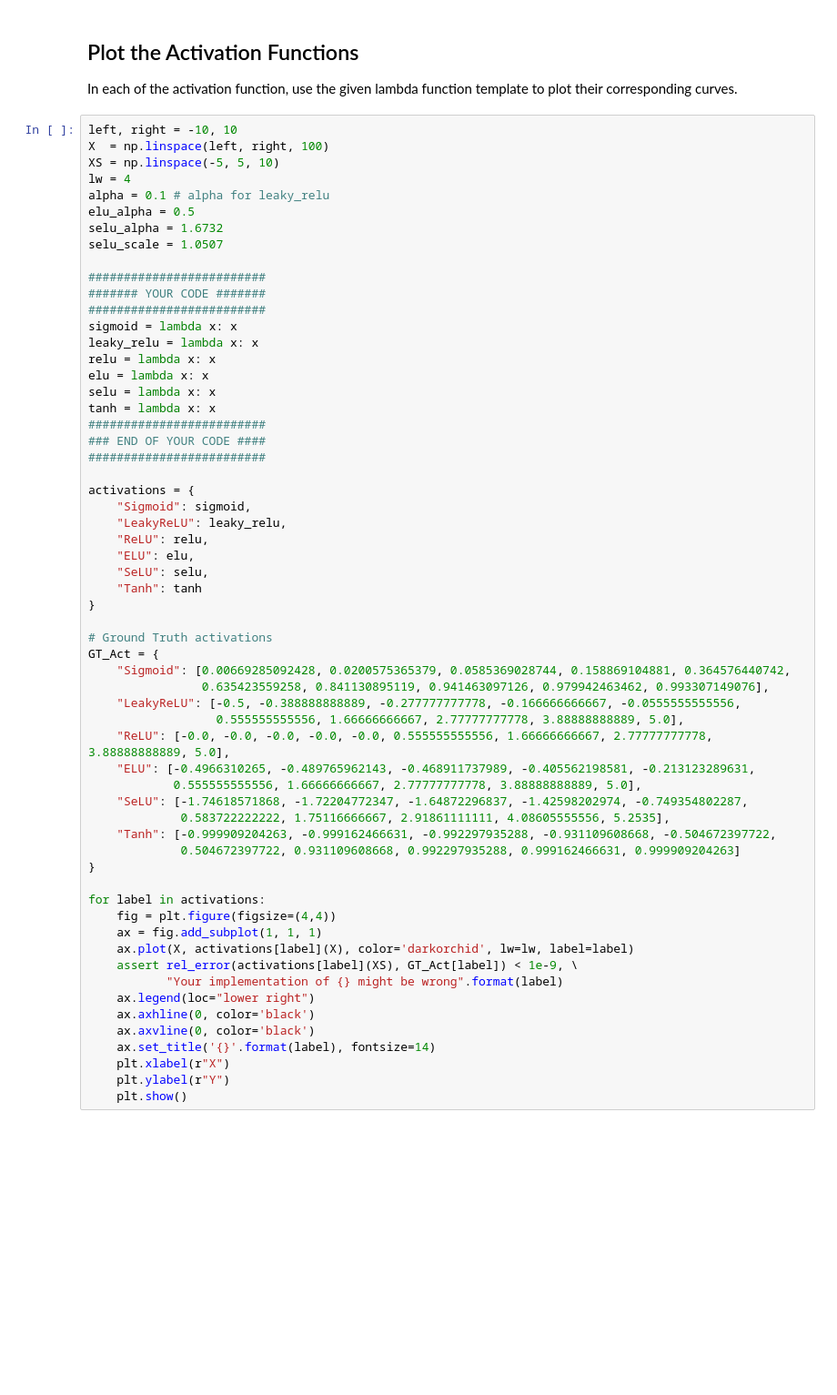
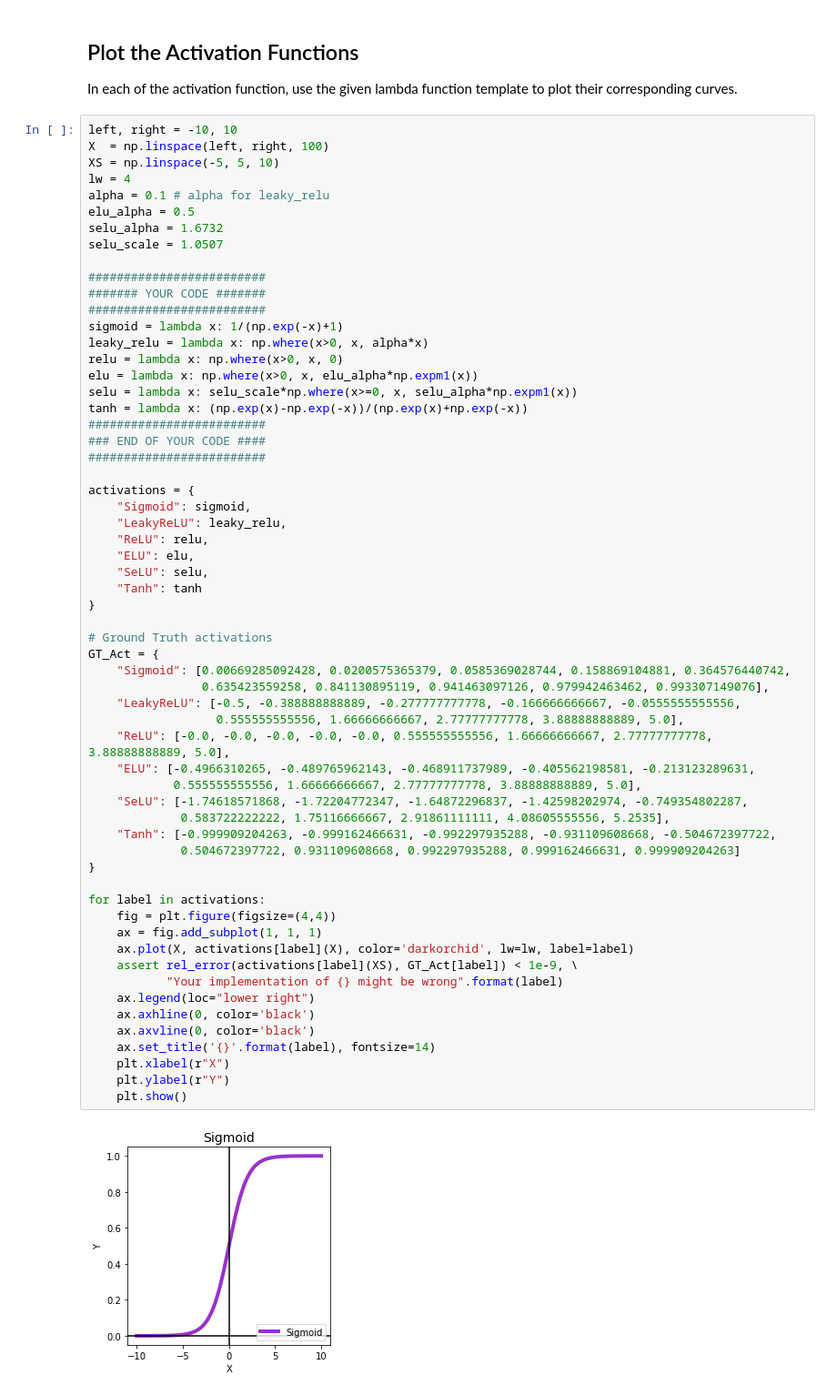
Before and after one commit to edwardsiu/CSCI599-Assignment1, a Jupyter notebook: Problem_1.ipynb, the cells around one changed output. Shown: that part at 91% size. Drawn from its saved outputs; the diff is of its cells as text; blank space fills up the shorter version.

```diff
--- a/Problem_1.ipynb
+++ b/Problem_1.ipynb
@@ -892,12 +965,12 @@ selu_scale = 1.0507
 #########################
 ####### YOUR CODE #######
 #########################
-sigmoid = lambda x: x
-leaky_relu = lambda x: x
-relu = lambda x: x
-elu = lambda x: x
-selu = lambda x: x
-tanh = lambda x: x
+sigmoid = lambda x: 1/(np.exp(-x)+1)
+leaky_relu = lambda x: np.where(x>0, x, alpha*x)
+relu = lambda x: np.where(x>0, x, 0)
+elu = lambda x: np.where(x>0, x, elu_alpha*np.expm1(x))
+selu = lambda x: selu_scale*np.where(x>=0, x, selu_alpha*np.expm1(x))
+tanh = lambda x: (np.exp(x)-np.exp(-x))/(np.exp(x)+np.exp(-x))
 #########################
 ### END OF YOUR CODE ####
 #########################
@@ -912,30 +985,32 @@ activations = {
 }
 
 # Ground Truth activations
 GT_Act = {
     "Sigmoid": [0.00669285092428, 0.0200575365379, 0.0585369028744, 0.158869104881, 0.364576440742,
                 0.635423559258, 0.841130895119, 0.941463097126, 0.979942463462, 0.993307149076],
     "LeakyReLU": [-0.5, -0.388888888889, -0.277777777778, -0.166666666667, -0.0555555555556,
                   0.555555555556, 1.66666666667, 2.77777777778, 3.88888888889, 5.0],
     "ReLU": [-0.0, -0.0, -0.0, -0.0, -0.0, 0.555555555556, 1.66666666667, 2.77777777778, 3.88888888889, 5.0],
     "ELU": [-0.4966310265, -0.489765962143, -0.468911737989, -0.405562198581, -0.213123289631,
             0.555555555556, 1.66666666667, 2.77777777778, 3.88888888889, 5.0],
     "SeLU": [-1.74618571868, -1.72204772347, -1.64872296837, -1.42598202974, -0.749354802287,
              0.583722222222, 1.75116666667, 2.91861111111, 4.08605555556, 5.2535],
     "Tanh": [-0.999909204263, -0.999162466631, -0.992297935288, -0.931109608668, -0.504672397722,
              0.504672397722, 0.931109608668, 0.992297935288, 0.999162466631, 0.999909204263]
 }
 
 for label in activations:
     fig = plt.figure(figsize=(4,4))
     ax = fig.add_subplot(1, 1, 1)
     ax.plot(X, activations[label](X), color='darkorchid', lw=lw, label=label)
     assert rel_error(activations[label](XS), GT_Act[label]) < 1e-9, \
            "Your implementation of {} might be wrong".format(label)
     ax.legend(loc="lower right")
     ax.axhline(0, color='black')
     ax.axvline(0, color='black')
     ax.set_title('{}'.format(label), fontsize=14)
     plt.xlabel(r"X")
     plt.ylabel(r"Y")
     plt.show()
+# %% [output]
+[figure, added]
```
Also changed, not shown: parts of 12 cells of this notebook, 2 other files.
